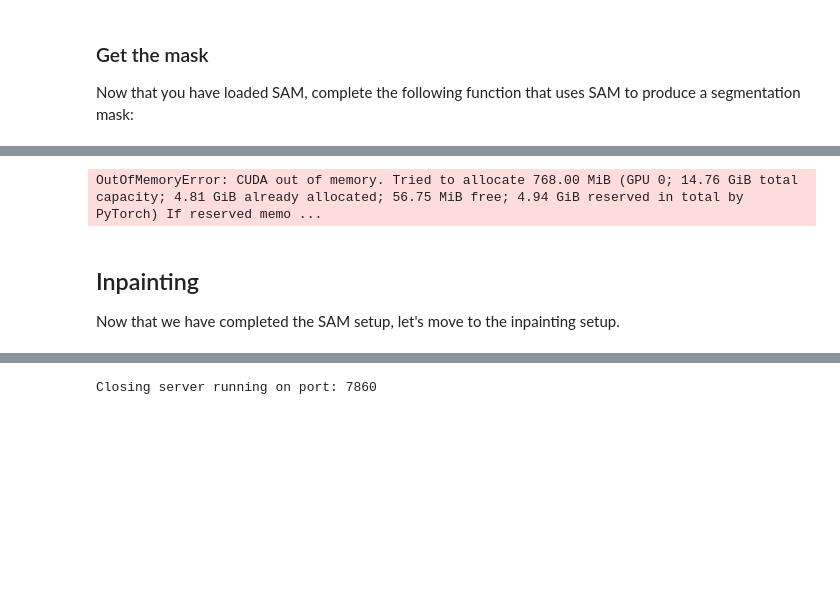
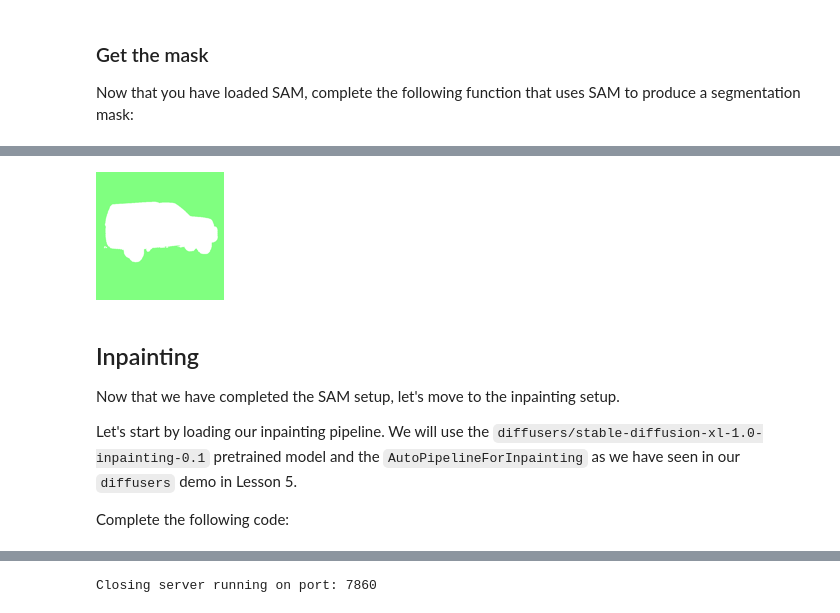
Before and after one commit to udacity/Computer-Vision-and-Generative-AI-Project, a Jupyter notebook: solution/solution.ipynb, the cells around one changed output, grey strips where cells are left out. Drawn from its saved outputs; the diff is of its cells as text; code cells hidden in the pictures; blank space fills up the shorter version.

```diff
--- a/solution/solution.ipynb
+++ b/solution/solution.ipynb
@@ -127,18 +133,22 @@ Let's see what happens in this cell:
 # %%
-raw_image = Image.open("car.png").convert("RGB").resize((1024, 1024))
+raw_image = Image.open("car.png").convert("RGB").resize((512, 512))
 
 # These are the coordinates of two points on the car
-input_points = [[[150 * 2, 170 * 2], [300 * 2, 250 * 2]]]
+input_points = [[[150, 170], [300, 250]]]
 
 mask = get_processed_inputs(raw_image, input_points)
 
-Image.fromarray(mask)
+Image.fromarray(mask).resize((128, 128))
 # %% [output]
-OutOfMemoryError: CUDA out of memory. Tried to allocate 768.00 MiB (GPU 0; 14.76 GiB total capacity; 4.81 GiB already allocated; 56.75 MiB free; 4.94 GiB reserved in total by PyTorch) If reserved memo ...
+[figure, added]
 # %% [markdown]
 ## Inpainting
 
 Now that we have completed the SAM setup, let's move to the inpainting setup.
+
+Let's start by loading our inpainting pipeline. We will use the `diffusers/stable-diffusion-xl-1.0-inpainting-0.1` pretrained model and the `AutoPipelineForInpainting` as we have seen in our `diffusers` demo in Lesson 5.
+
+Complete the following code:
 # %%
 # Load the Inpainting pipeline (remember the diffusers demo in lesson 5)
 # YOUR CODE HERE
```
Also changed, not shown: parts of 12 cells of this notebook.
